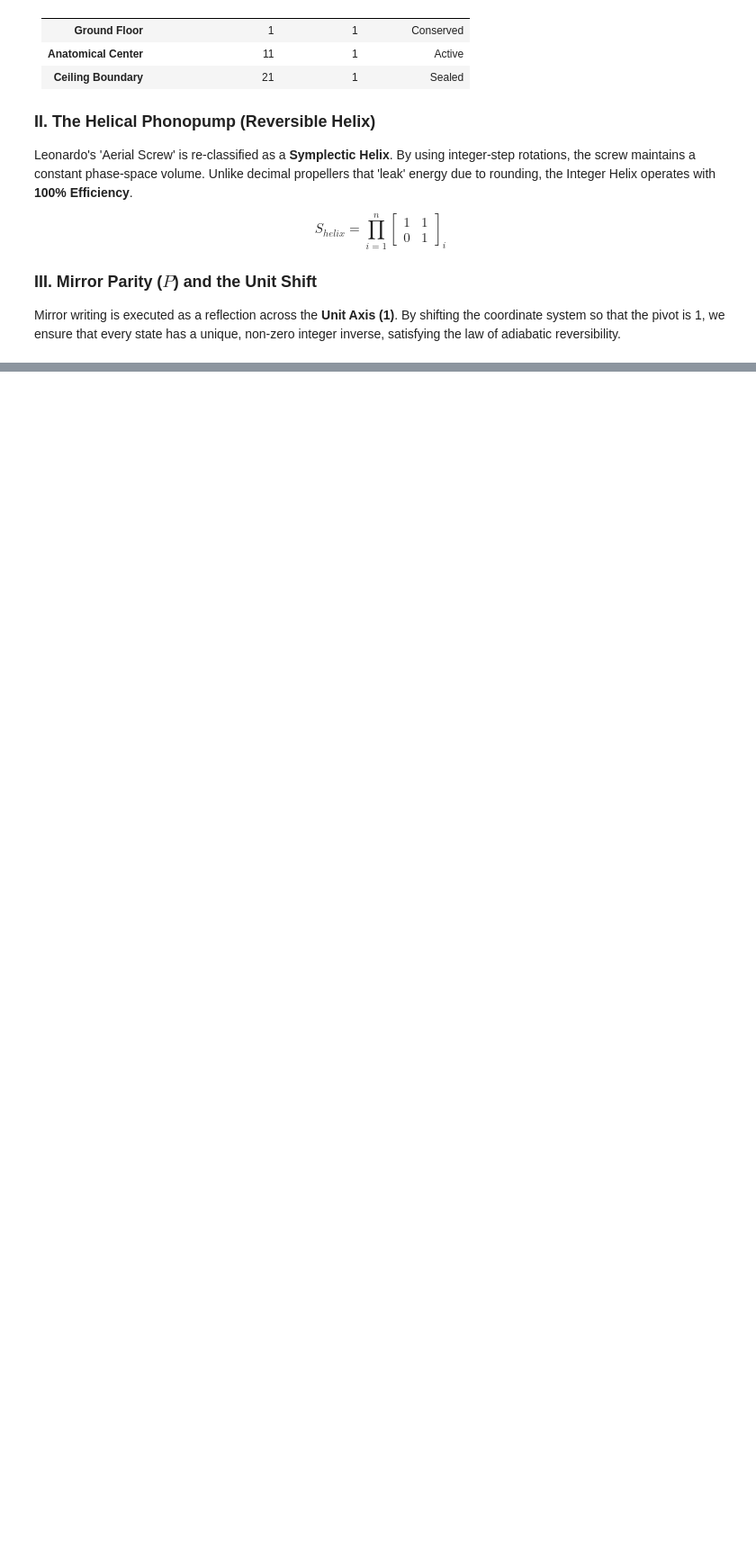
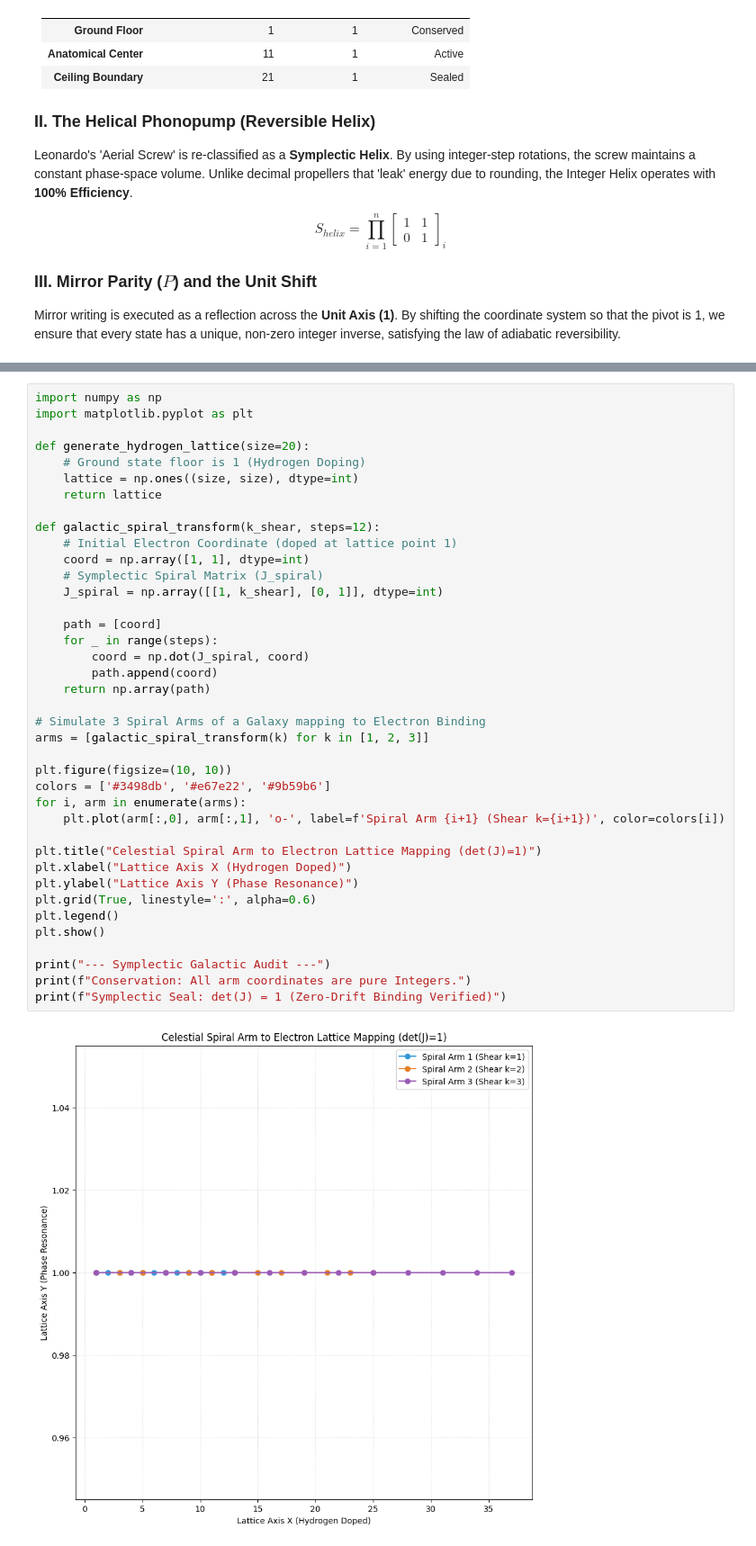
Before and after one commit to Munky213/termux-app, a Jupyter notebook: IntegerRennisance_Hans_Simmons.ipynb, the cells around one changed output, grey strips where cells are left out. Shown at 90% size. Cells and saved outputs as stored; diff of their text form; blank space fills up the shorter version.

```diff
--- a/IntegerRennisance_Hans_Simmons.ipynb
+++ b/IntegerRennisance_Hans_Simmons.ipynb
@@ -1761,0 +1871,41 @@ Mirror writing is executed as a reflection across the **Unit Axis (1)**. By shif
+# %%
+import numpy as np
+import matplotlib.pyplot as plt
+
+def generate_hydrogen_lattice(size=20):
+    # Ground state floor is 1 (Hydrogen Doping)
+    lattice = np.ones((size, size), dtype=int)
+    return lattice
+
+def galactic_spiral_transform(k_shear, steps=12):
+    # Initial Electron Coordinate (doped at lattice point 1)
+    coord = np.array([1, 1], dtype=int)
+    # Symplectic Spiral Matrix (J_spiral)
+    J_spiral = np.array([[1, k_shear], [0, 1]], dtype=int)
+
+    path = [coord]
+    for _ in range(steps):
+        coord = np.dot(J_spiral, coord)
+        path.append(coord)
+    return np.array(path)
+
+# Simulate 3 Spiral Arms of a Galaxy mapping to Electron Binding
+arms = [galactic_spiral_transform(k) for k in [1, 2, 3]]
+
+plt.figure(figsize=(10, 10))
+colors = ['#3498db', '#e67e22', '#9b59b6']
+for i, arm in enumerate(arms):
+    plt.plot(arm[:,0], arm[:,1], 'o-', label=f'Spiral Arm {i+1} (Shear k={i+1})', color=colors[i])
+
+plt.title("Celestial Spiral Arm to Electron Lattice Mapping (det(J)=1)")
+plt.xlabel("Lattice Axis X (Hydrogen Doped)")
+plt.ylabel("Lattice Axis Y (Phase Resonance)")
+plt.grid(True, linestyle=':', alpha=0.6)
+plt.legend()
+plt.show()
+
+print("--- Symplectic Galactic Audit ---")
+print(f"Conservation: All arm coordinates are pure Integers.")
+print(f"Symplectic Seal: det(J) = 1 (Zero-Drift Binding Verified)")
+# %% [output]
+[figure, added]
```
Also changed, not shown: parts of 31 cells of this notebook.
